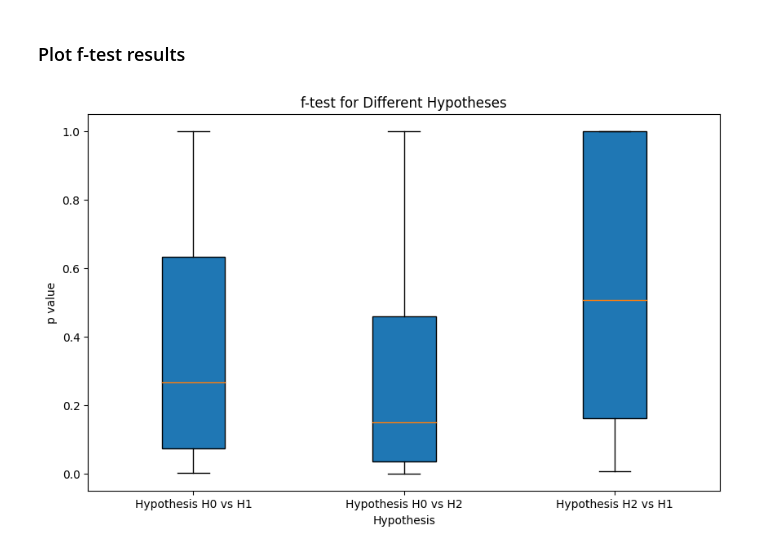
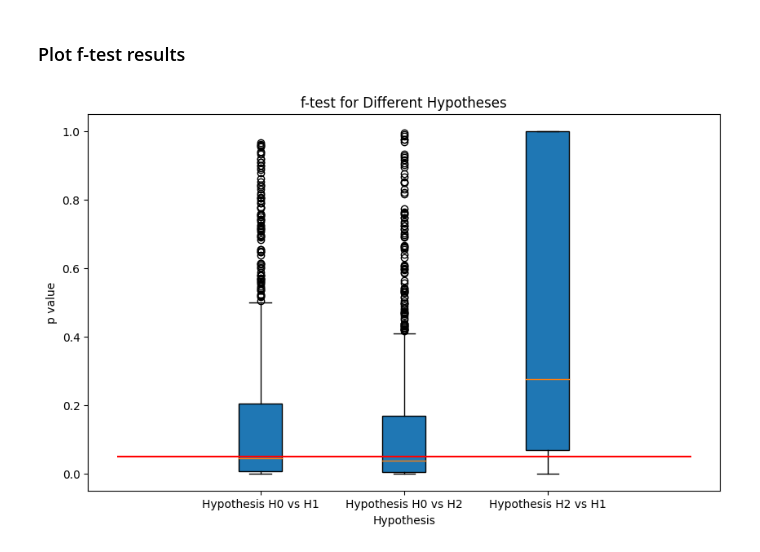
Before and after one commit to voytekresearch/timescale_development, a Jupyter notebook: rat_analysis_workflow/timescales_analysis_hypotheses.ipynb, the cells around one changed output. Saved outputs shown, nothing was run; the diff lists cells and outputs as text; code cells hidden in the pictures.

Commit message:
Add plots for bootstrap results

```diff
--- a/rat_analysis_workflow/timescales_analysis_hypotheses.ipynb
+++ b/rat_analysis_workflow/timescales_analysis_hypotheses.ipynb
@@ -527,7 +531,7 @@ def bootstrap_data(df, num_bootstrap_samples):
     return bootstrap_samples
 
 # Generate bootstrap samples
-bootstrap_samples = bootstrap_data(subsampled_df, 1000)
+bootstrap_samples = bootstrap_data(subsampled_df, 2000)
 # %%
 # Initialize an empty list to store fit results for each bootstrapped sample
 fit_results = []
@@ -810,21 +826,22 @@ all_ftest_h0_h2
 # %%
 data_ftest= [all_ftest_h0_h1,all_ftest_h0_h2,all_ftest_h2_h1]
 # Create a boxplot
 plt.figure(figsize=(10, 6))
 plt.boxplot(data_ftest, patch_artist=True)
 
 # Add titles and labels
 plt.title('f-test for Different Hypotheses')
 plt.xlabel('Hypothesis')
 plt.ylabel('p value')
 
 # Customizing x-axis labels
 plt.xticks([1, 2, 3], ['Hypothesis H0 vs H1', 'Hypothesis H0 vs H2', 'Hypothesis H2 vs H1'])
+plt.hlines(0.05, 0, 4, color='red')
 
 # Display the plot
 plt.show()
 # %% [output]
-[figure, old version]
+[figure, new version]
 # %%
 def plot_confidence_intervals(x_fit, fits, model_name, color, figsize=(10, 6)):
     # Calculate mean and confidence intervals for the given fits
```
Also changed, not shown: parts of 8 cells of this notebook.
